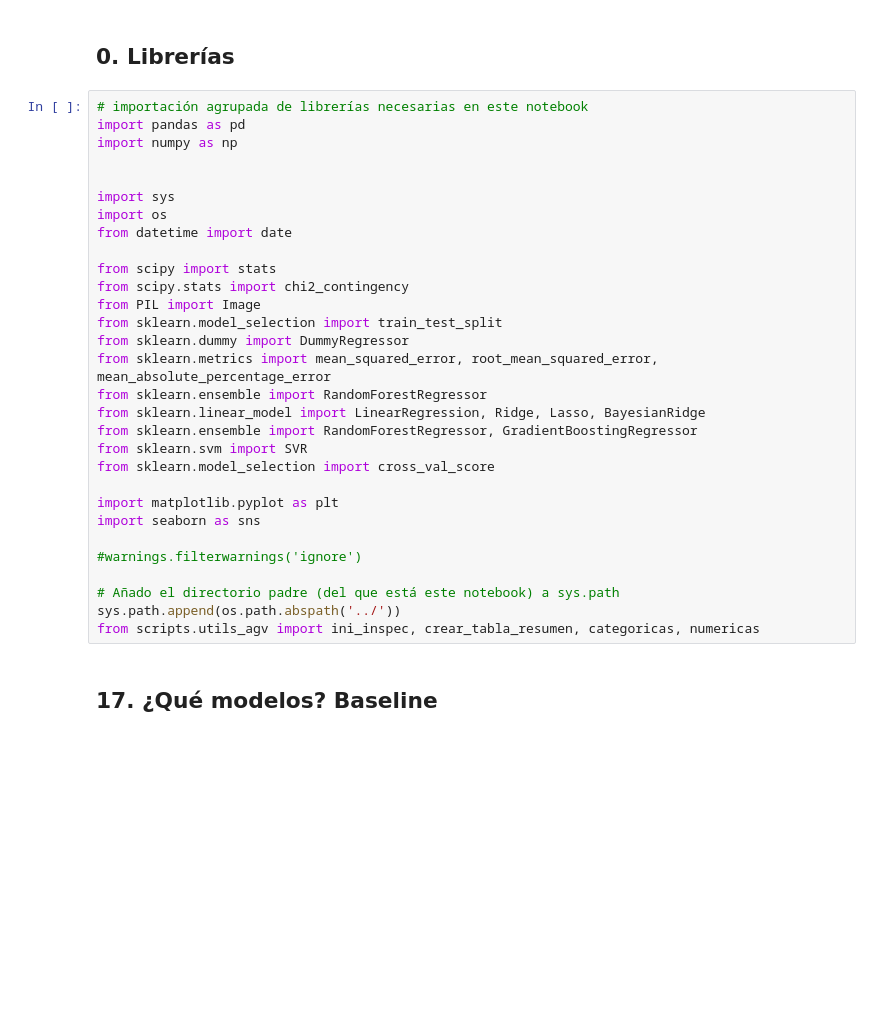
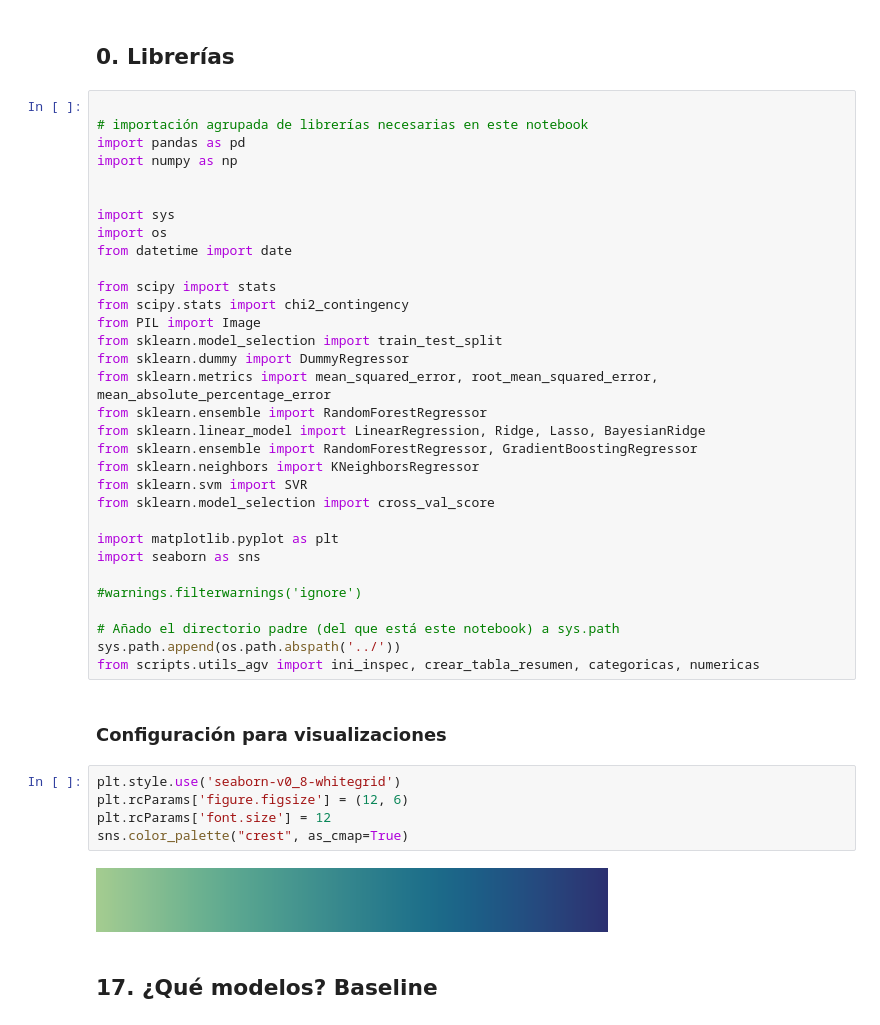
Before and after one commit to angelgvill/DS_ML_Machine_Learning_viviendaMadrid, a Jupyter notebook: notebooks/03_Modelos_ML outliers.ipynb, the cells around one changed output. Cells and saved outputs as stored; diff of their text form; blank space fills up the shorter version.

```diff
--- a/notebooks/03_Modelos_ML outliers.ipynb
+++ b/notebooks/03_Modelos_ML outliers.ipynb
@@ -5,6 +5,7 @@
 # %% [markdown]
 ## 0. Librerías
 # %%
+
 # importación agrupada de librerías necesarias en este notebook
 import pandas as pd
 import numpy as np
@@ -23,6 +24,7 @@ from sklearn.metrics import mean_squared_error, root_mean_squared_error, mean_ab
 from sklearn.ensemble import RandomForestRegressor
 from sklearn.linear_model import LinearRegression, Ridge, Lasso, BayesianRidge
 from sklearn.ensemble import RandomForestRegressor, GradientBoostingRegressor
+from sklearn.neighbors import KNeighborsRegressor
 from sklearn.svm import SVR
 from sklearn.model_selection import cross_val_score
 
@@ -34,6 +36,15 @@ import seaborn as sns
 # Añado el directorio padre (del que está este notebook) a sys.path
 sys.path.append(os.path.abspath('../'))
 from scripts.utils_agv import ini_inspec, crear_tabla_resumen, categoricas, numericas
+# %% [markdown]
+### Configuración para visualizaciones
+# %%
+plt.style.use('seaborn-v0_8-whitegrid')
+plt.rcParams['figure.figsize'] = (12, 6)
+plt.rcParams['font.size'] = 12
+sns.color_palette("crest", as_cmap=True)
+# %% [output]
+[figure, added]
 # %% [markdown]
 <a id="baseline"></a>
 ## 17. ¿Qué modelos? Baseline
```
Also changed, not shown: parts of 1 cell of this notebook, 5 other files.
